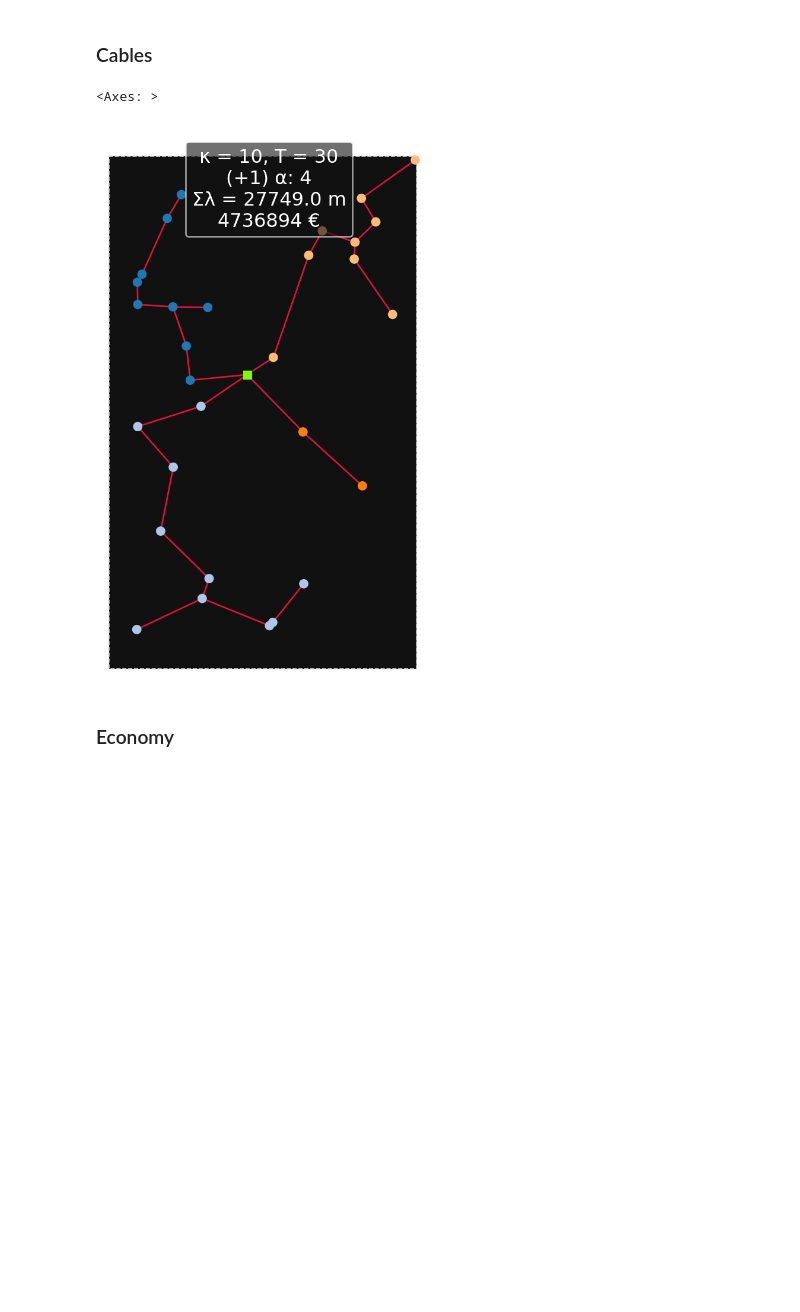
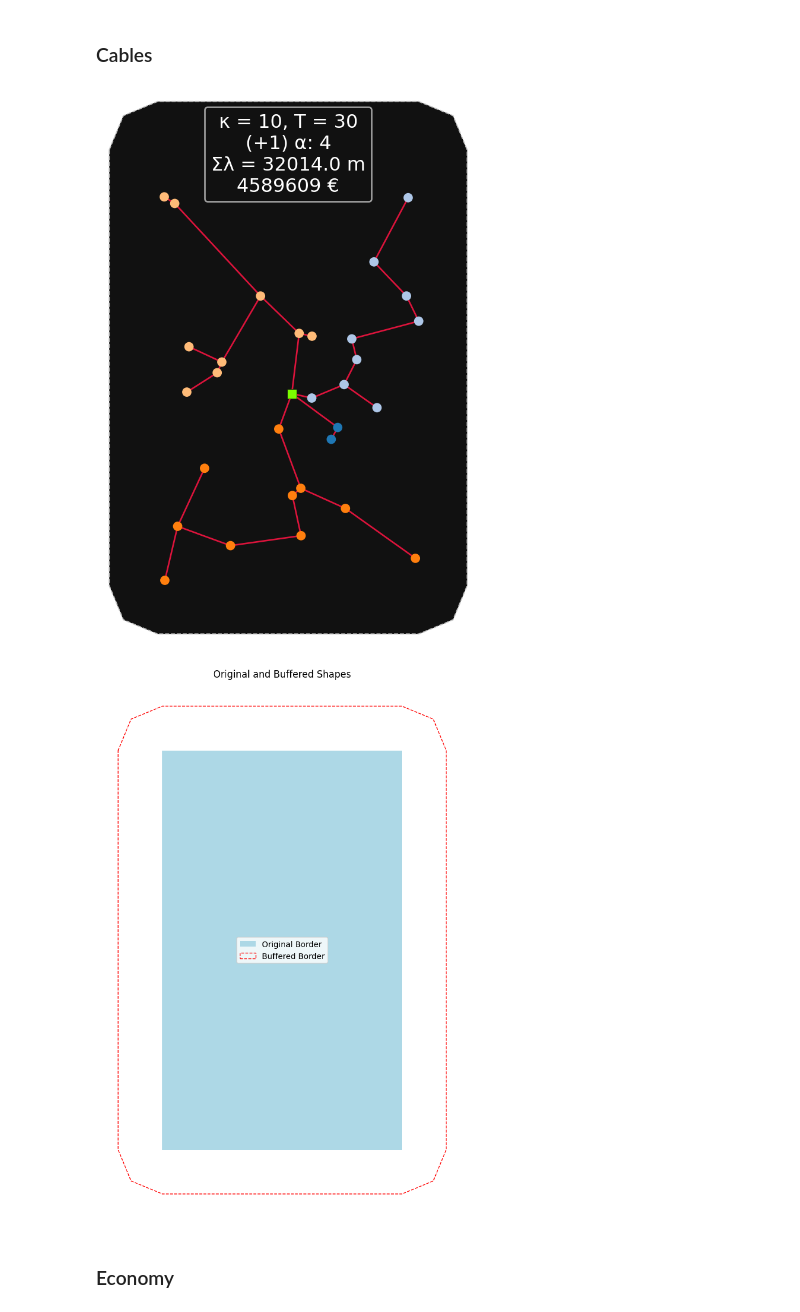
Before and after one commit to DTUWindEnergy/OptiWindNet, a Jupyter notebook: docs/notebooks/api_33_topform_cablelayout_Heuristics.ipynb, the cells around one changed output. Saved outputs shown, nothing was run; the diff lists cells and outputs as text; code cells hidden in the pictures; blank space fills up the shorter version.

```diff
--- a/docs/notebooks/api_33_topform_cablelayout_Heuristics.ipynb
+++ b/docs/notebooks/api_33_topform_cablelayout_Heuristics.ipynb
@@ -72,28 +72,29 @@ f = RegularGridInterpolator((x, y), g)
 # %%
 x_ss_init = x_init.mean()
 y_ss_init = y_init.mean()
 turbines_pos=  np.column_stack((x_init, y_init))
 substations_pos =  np.column_stack((x_ss_init, y_ss_init))
 
 cables = np.array([(3, 100),(5, 150), (10, 250)])  # Here you set up cables [<cable cross section>, <number of turbines can be connected>, <price in € per meter>]
 
 
 # 'obstacles' is an optional location attribute
 obstacles = []
 
 border = boundary
-wfn = WindFarmNetwork(turbinesC=turbines_pos, substationsC=substations_pos, borderC=border, cables=cables, buffer_dist=0.001)
+wfn = WindFarmNetwork(turbinesC=turbines_pos, substationsC=substations_pos, borderC=border, cables=cables, buffer_dist=0.1)
 router = Heuristic(solver='Esau_Williams')
 res= wfn.optimize(router=router)
 #G = wfn.optimize(turbines_pos)
 cable_cost_ref = wfn.cost() # euro
 cable_length_ref = wfn.length()  # m
 cost_per_length_ref = cable_cost_ref / cable_length_ref # euro / m
 
 wfn.plot()
+wfn.plot_original_vs_buffered()
 # %% [output]
-<Axes: >
-[figure, old version]
+[figure, new version]
+[figure, added]
 # %% [markdown]
 ### Economy
 # %%
```
Also changed, not shown: parts of 6 cells of this notebook, 2 other files.
